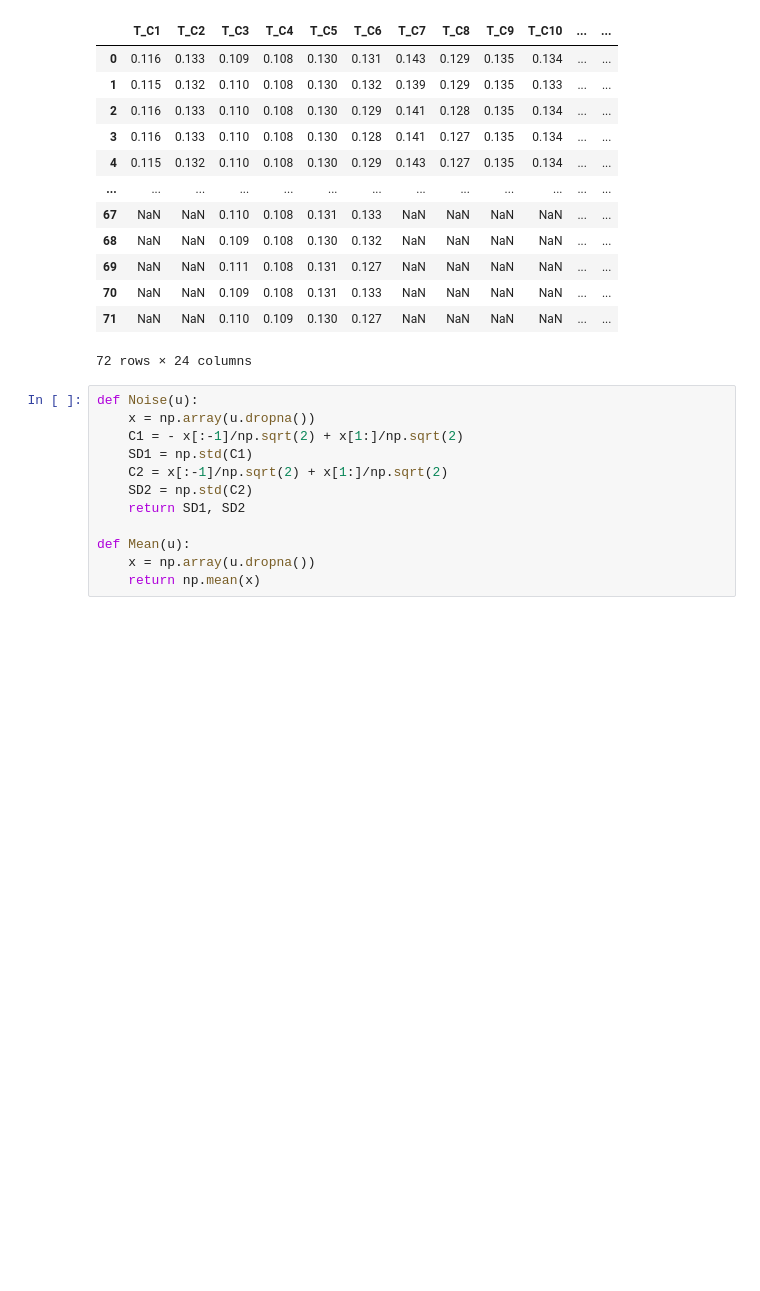
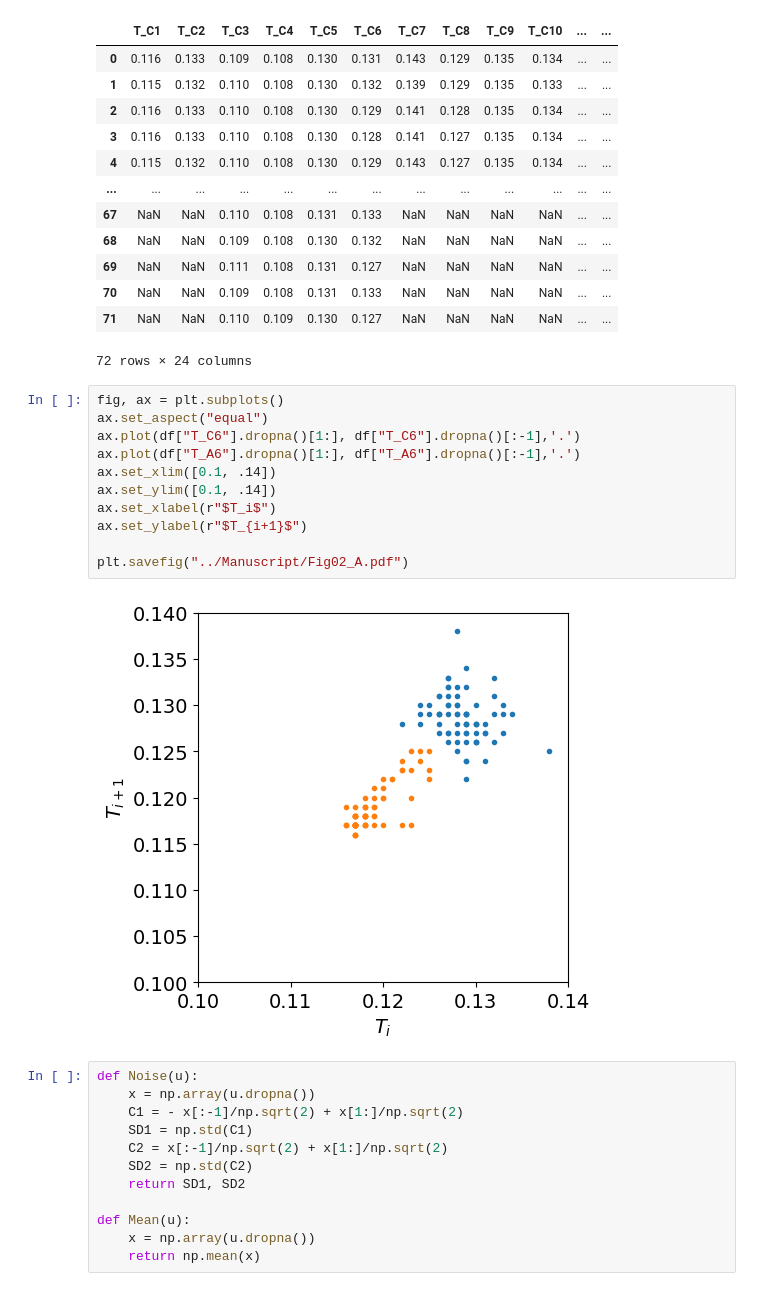
Before and after one commit to moises-santillan/HeartVariability, a Jupyter notebook: Code/HeartVariability.ipynb, the cells around one changed output. Saved outputs shown, nothing was run; the diff lists cells and outputs as text; blank space fills up the shorter version.

```diff
--- a/Code/HeartVariability.ipynb
+++ b/Code/HeartVariability.ipynb
@@ -71,6 +71,19 @@ df
 | 70 | NaN | NaN | 0.109 | 0.108 | 0.131 | 0.133 | NaN | NaN | NaN | NaN | ... | ... |
 | 71 | NaN | NaN | 0.110 | 0.109 | 0.130 | 0.127 | NaN | NaN | NaN | NaN | ... | ... |
 72 rows × 24 columns
+# %%
+fig, ax = plt.subplots()
+ax.set_aspect("equal")
+ax.plot(df["T_C6"].dropna()[1:], df["T_C6"].dropna()[:-1],'.')
+ax.plot(df["T_A6"].dropna()[1:], df["T_A6"].dropna()[:-1],'.')
+ax.set_xlim([0.1, .14])
+ax.set_ylim([0.1, .14])
+ax.set_xlabel(r"$T_i$")
+ax.set_ylabel(r"$T_{i+1}$")
+
+plt.savefig("../Manuscript/Fig02_A.pdf")
+# %% [output]
+[figure, added]
 # %%
 def Noise(u):
     x = np.array(u.dropna())
```
Also changed, not shown: parts of 5 cells of this notebook, 14 other files.
